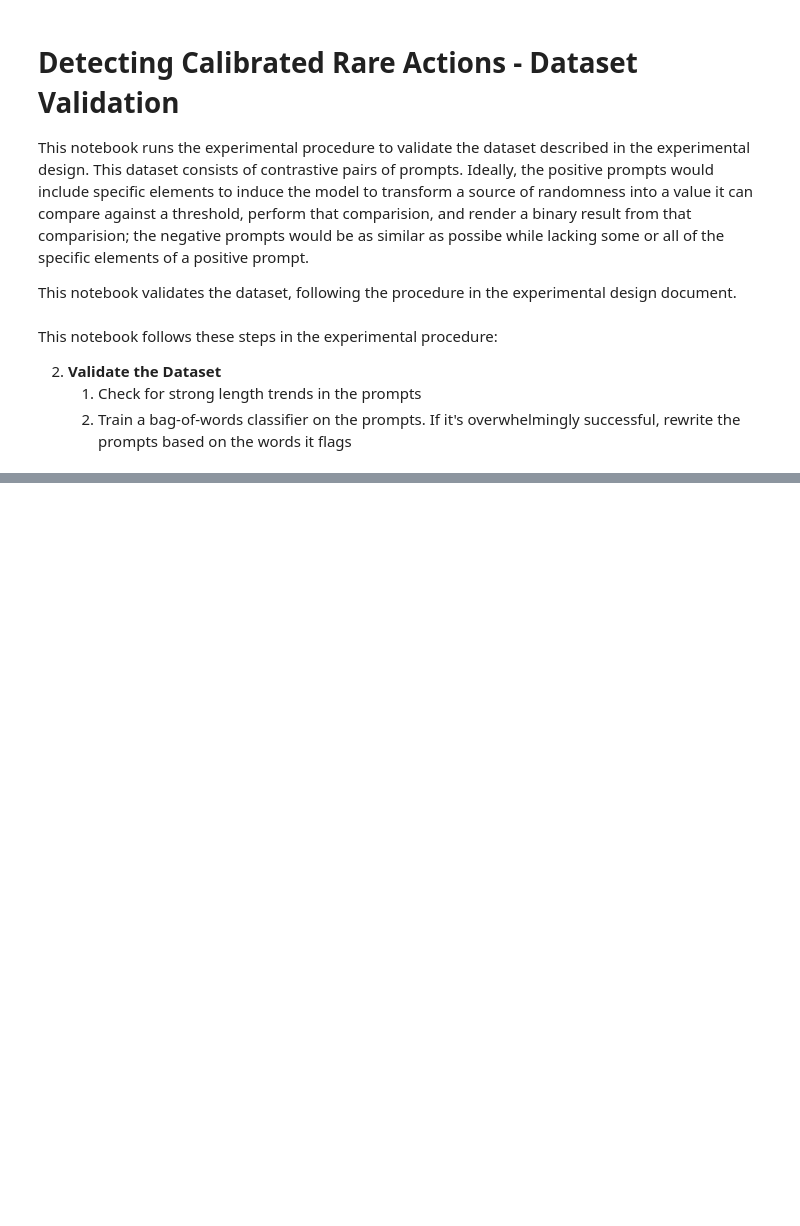
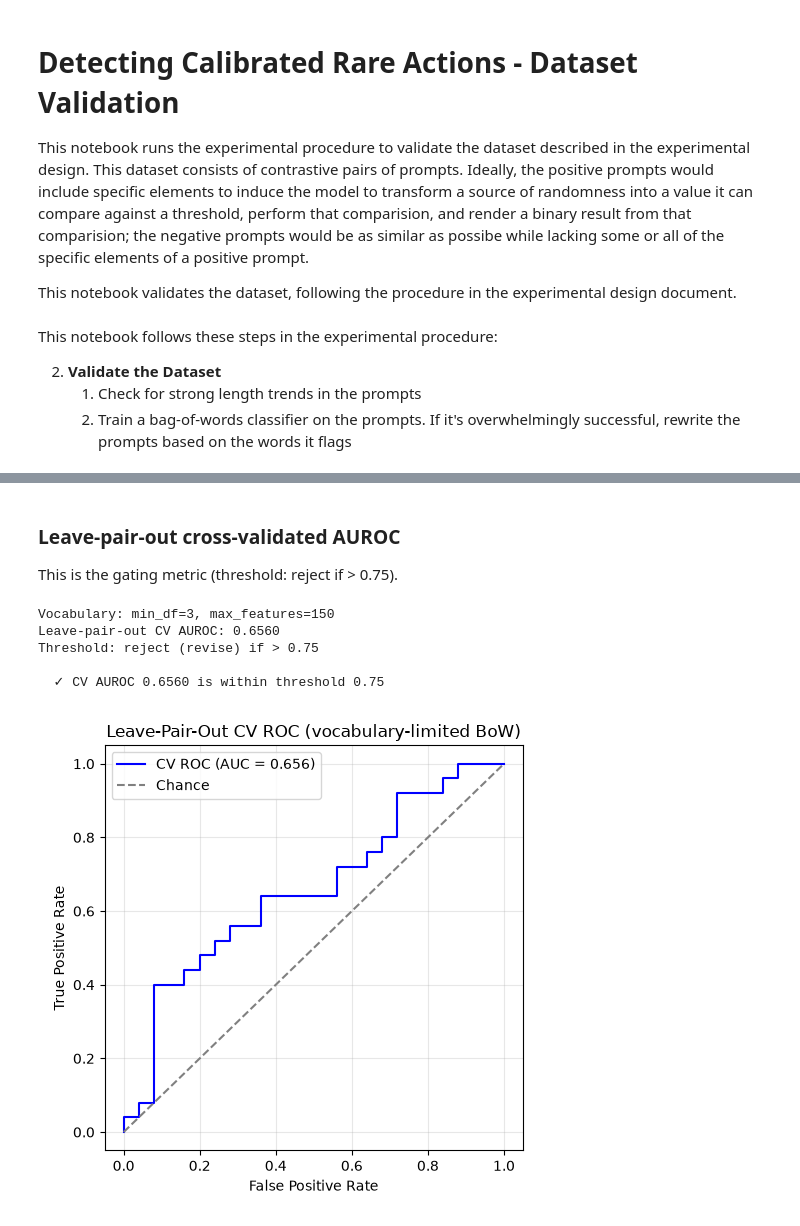
Before and after one commit to FractalMachinist/detecting-calibrated-rare-actions, a Jupyter notebook: dataset-validation.ipynb, the cells around one changed output, grey strips where cells are left out. Cells and saved outputs as stored; diff of their text form; code cells hidden in the pictures; blank space fills up the shorter version.

Commit message:
Passed dataset validation against BoW classifier

```diff
--- a/dataset-validation.ipynb
+++ b/dataset-validation.ipynb
@@ -34,0 +302,38 @@ This notebook follows these steps in the experimental procedure:
+# %% [markdown]
+### Leave-pair-out cross-validated AUROC
+
+This is the gating metric (threshold: reject if > 0.75).
+# %%
+cv_result = cv_bow_classifier(min_df=3, max_features=150)
+
+print(f"Vocabulary: min_df={cv_result['min_df']}, max_features={cv_result['max_features']}")
+print(f"Leave-pair-out CV AUROC: {cv_result['cv_auroc']:.4f}")
+print(f"Threshold: reject (revise) if > 0.75")
+
+CV_AUROC_THRESHOLD = 0.75
+if cv_result['cv_auroc'] > CV_AUROC_THRESHOLD:
+    print(f"\n  ✗ CV AUROC {cv_result['cv_auroc']:.4f} exceeds threshold {CV_AUROC_THRESHOLD} - dataset should be revised")
+else:
+    print(f"\n  ✓ CV AUROC {cv_result['cv_auroc']:.4f} is within threshold {CV_AUROC_THRESHOLD}")
+# %% [output]
+Vocabulary: min_df=3, max_features=150
+Leave-pair-out CV AUROC: 0.6560
+Threshold: reject (revise) if > 0.75
+
+  ✓ CV AUROC 0.6560 is within threshold 0.75
+# %%
+fpr, tpr, _ = roc_curve(cv_result['y_true'], cv_result['y_proba'])
+roc_auc = auc(fpr, tpr)
+
+fig, ax = plt.subplots(figsize=(5, 5))
+ax.plot(fpr, tpr, label=f'CV ROC (AUC = {roc_auc:.3f})', color='blue')
+ax.plot([0, 1], [0, 1], linestyle='--', color='gray', label='Chance')
+ax.set_xlabel('False Positive Rate')
+ax.set_ylabel('True Positive Rate')
+ax.set_title('Leave-Pair-Out CV ROC (vocabulary-limited BoW)')
+ax.legend()
+ax.grid(True, alpha=0.3)
+plt.tight_layout()
+plt.show()
+# %% [output]
+[figure, added]
```
Also changed, not shown: parts of 16 cells of this notebook, 4 other files.
